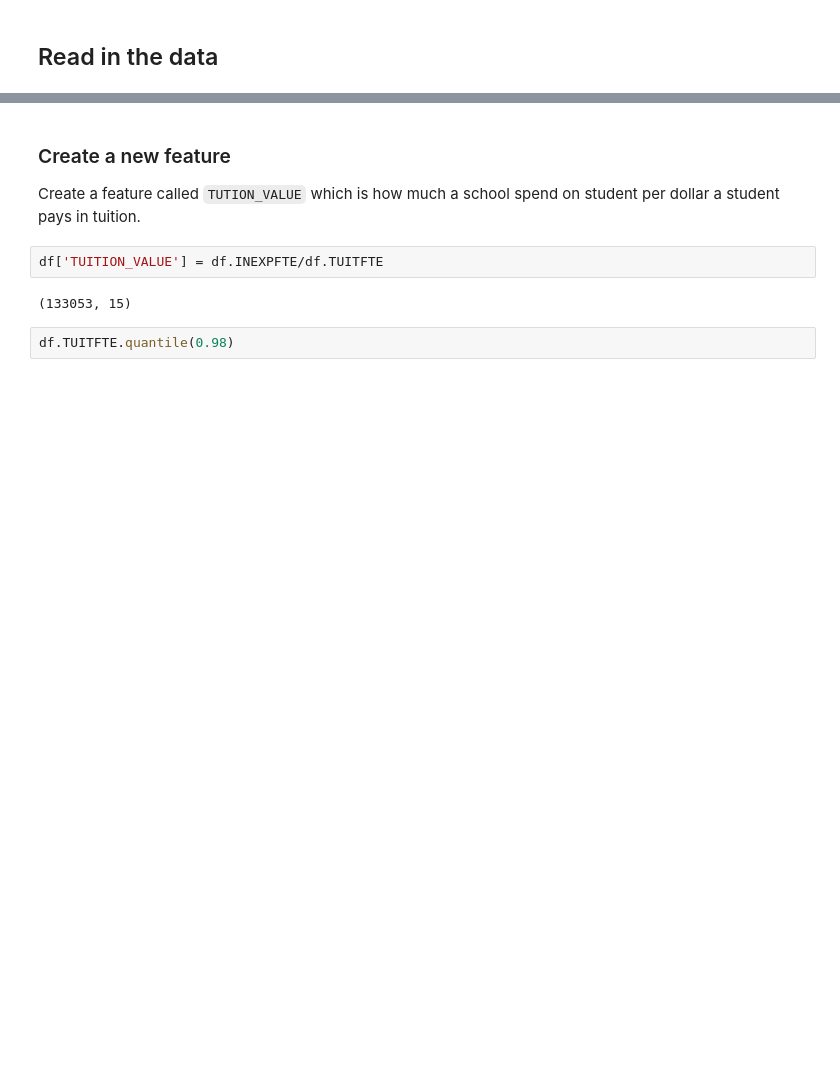
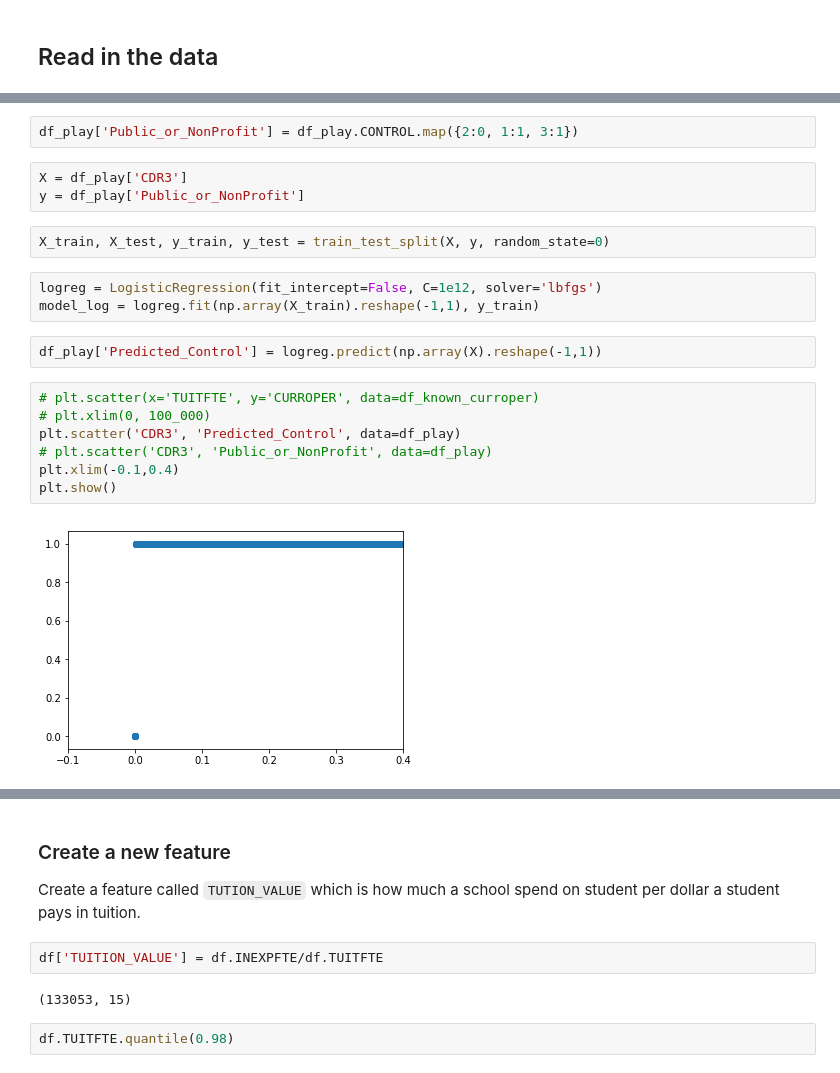
Before and after one commit to CliffordBridges/College-Scorecards-Uses-and-Insights, a Jupyter notebook: CMB_EDA_College_Dataset.ipynb, the cells around one changed output, grey strips where cells are left out. Cells and saved outputs as stored; diff of their text form; blank space fills up the shorter version.

Commit message:
Logistic Regression CDR3 Control

```diff
--- a/CMB_EDA_College_Dataset.ipynb
+++ b/CMB_EDA_College_Dataset.ipynb
@@ -117,0 +149,21 @@ memory usage: 17.6+ MB
+# %%
+df_play['Public_or_NonProfit'] = df_play.CONTROL.map({2:0, 1:1, 3:1})
+# %%
+X = df_play['CDR3']
+y = df_play['Public_or_NonProfit']
+# %%
+X_train, X_test, y_train, y_test = train_test_split(X, y, random_state=0)
+# %%
+logreg = LogisticRegression(fit_intercept=False, C=1e12, solver='lbfgs')
+model_log = logreg.fit(np.array(X_train).reshape(-1,1), y_train)
+# %%
+df_play['Predicted_Control'] = logreg.predict(np.array(X).reshape(-1,1))
+# %%
+# plt.scatter(x='TUITFTE', y='CURROPER', data=df_known_curroper)
+# plt.xlim(0, 100_000)
+plt.scatter('CDR3', 'Predicted_Control', data=df_play)
+# plt.scatter('CDR3', 'Public_or_NonProfit', data=df_play)
+plt.xlim(-0.1,0.4)
+plt.show()
+# %% [output]
+[figure, added]
```
Also changed, not shown: parts of 23 cells of this notebook.
